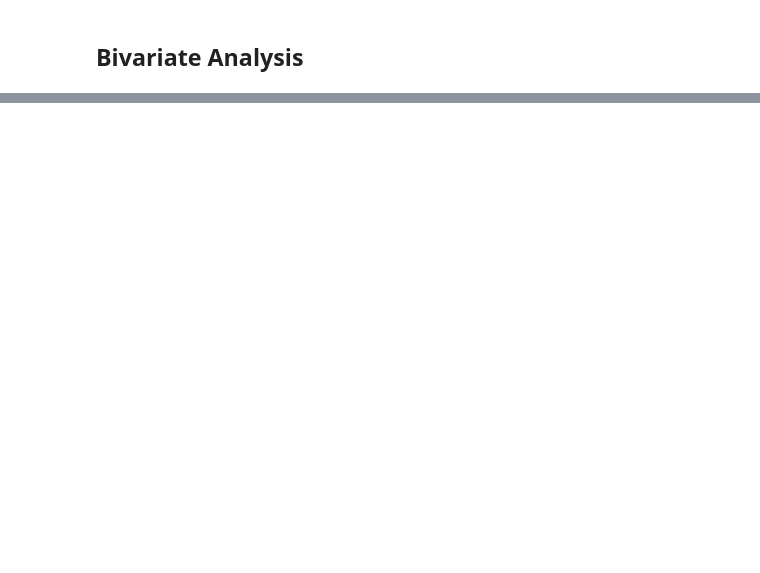
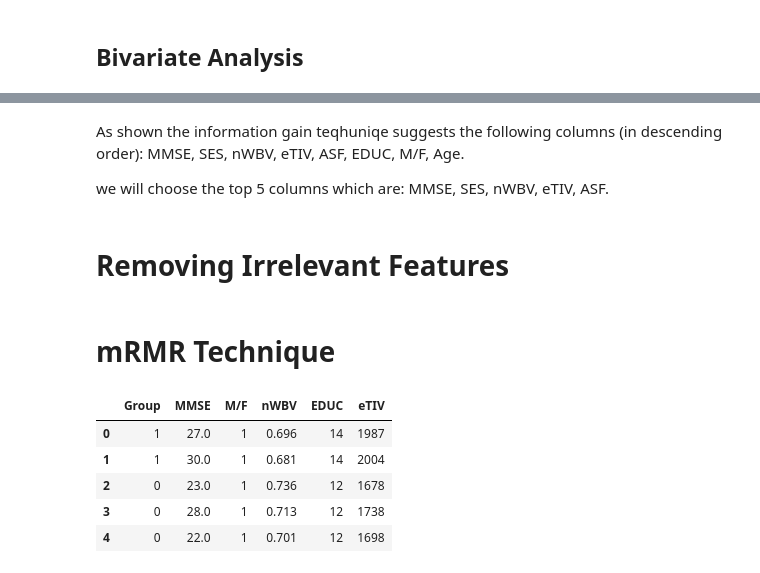
Before and after one commit to 442203479/SE-proj, a Jupyter notebook: AlzheimerPredictor.ipynb, the cells around one changed output, grey strips where cells are left out. Saved outputs shown, nothing was run; the diff lists cells and outputs as text; code cells hidden in the pictures; blank space fills up the shorter version.

```diff
--- a/AlzheimerPredictor.ipynb
+++ b/AlzheimerPredictor.ipynb
@@ -291,0 +347,7 @@ dtype: int64
+# %%
+Columns = ["Group","M/F"]
+encode = LabelEncoder()
+for i in Columns:
+    dataframe[i] = encode.fit_transform(dataframe[i])
+    print(dataframe[i].value_counts())
+    print("------------------------")
@@ -291,0 +396,14 @@ dtype: int64
+# %%
+# Exclude both 'Group' and 'Age_Group' columns
+mrmr_data = dataframe.drop(columns=['Group', 'Age_Group'])
+
+# Convert categorical variables to dummy variables
+mrmr_data = pd.get_dummies(mrmr_data)
+
+# Encode the target variable
+mrmr_target = dataframe['Group'].astype('category').cat.codes
+
+# Perform mRMR feature selection
+mrmr_selected_features = mrmr_classif(X=mrmr_data, y=mrmr_target, K=5)
+
+print("Selected features:", mrmr_selected_features)
@@ -291,0 +480,18 @@ dtype: int64
+# %% [markdown]
+As shown the information gain teqhuniqe suggests the following columns (in descending order): MMSE, SES, nWBV, eTIV, ASF, EDUC, M/F, Age.
+
+we will choose the top 5 columns which are: MMSE, SES, nWBV, eTIV, ASF.
+# %% [markdown]
+# Removing Irrelevant Features
+# %% [markdown]
+# mRMR Technique
+# %%
+mrmr_dataframe_selected_features = dataframe[['Group'] + mrmr_selected_features ]
+mrmr_dataframe_selected_features.head()
+# %% [output]
+|  | Group | MMSE | M/F | nWBV | EDUC | eTIV |
+| 0 | 1 | 27.0 | 1 | 0.696 | 14 | 1987 |
+| 1 | 1 | 30.0 | 1 | 0.681 | 14 | 2004 |
+| 2 | 0 | 23.0 | 1 | 0.736 | 12 | 1678 |
+| 3 | 0 | 28.0 | 1 | 0.713 | 12 | 1738 |
+| 4 | 0 | 22.0 | 1 | 0.701 | 12 | 1698 |
```
Also changed, not shown: parts of 61 cells of this notebook.
